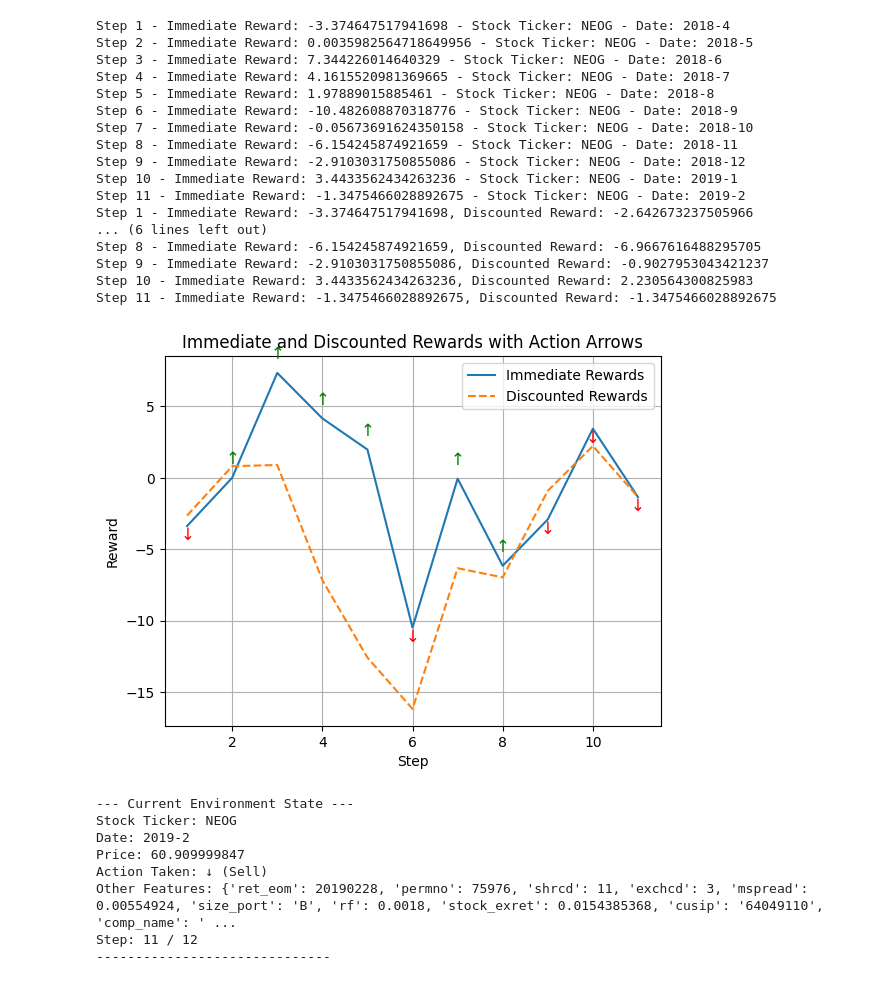
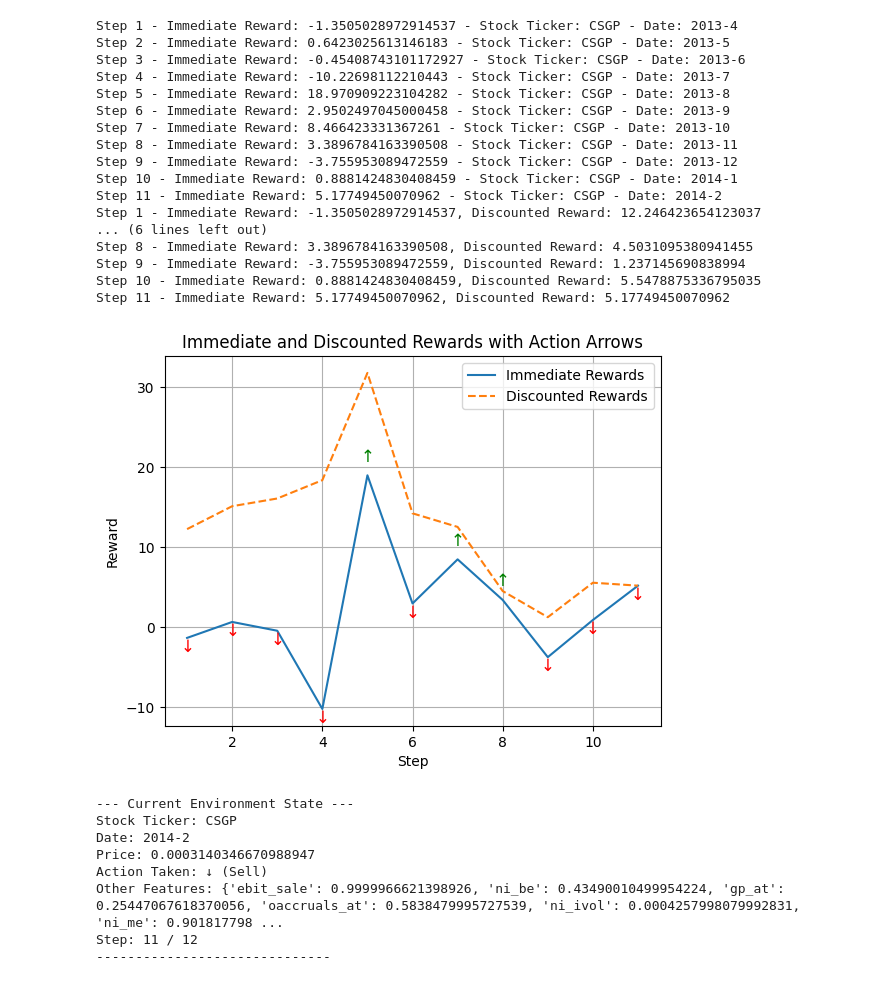
Before and after one commit to anashoussaini/AssetManagerGym, a Jupyter notebook: test.ipynb, the cells around one changed output. Cells and saved outputs as stored; diff of their text form; code cells hidden in the pictures.

```diff
--- a/test.ipynb
+++ b/test.ipynb
@@ -71,3 +71,8 @@ class StockDataHandler:
                 raise StopIteration("No more data available to step through.")
 
         return self.data[self.current_stock][self.current_year][self.current_month]
+# %%
+s = StockDataHandler("feature_dict.json")
+# %%
+s.get_stock('AAPL',"2000","3")
+s.step()
@@ -321,7 +344,7 @@ class StockEnv(gym.Env):
         pass
 # %%
 def main():
-    json_file = 'stocks_dict.json'  # Ensure this file exists with the correct format
+    json_file = 'feature_dict.json'  # Ensure this file exists with the correct format
     env = StockEnv(json_file_path=json_file, discount_factor=0.9)  # Adjust discount factor as needed
     env.set_horizon(12)  # Set a horizon of 12 steps
 
@@ -334,55 +357,55 @@ def main():
 
     # Run through all steps until the environment is done
     step_counter = 0
     while not done:
         step_counter += 1
         action = env.action_space.sample()  # Random action between -1 and 1
         observation, reward, done, info = env.step(action)
         rewards.append(reward)  # Store the reward for visualization
         actions.append(action[0])  # Store the action for arrow visualization
         steps.append(step_counter)
         ticker = info.get('stock_ticker', 'Unknown')  # Retrieve the stock ticker
         print(f"Step {step_counter} - Immediate Reward: {reward} - Stock Ticker: {ticker} - Date: {info['date']}")
 
     # Calculate discounted rewards
     discounted_rewards = env.calculate_discounted_rewards()
 
     # Print discounted rewards for each step
     for step, (reward, discounted_reward) in enumerate(zip(rewards, discounted_rewards)):
         print(f"Step {step + 1} - Immediate Reward: {reward}, Discounted Reward: {discounted_reward}")
 
     # Plot the rewards with action arrows and discounted rewards
     env.render_with_arrows(rewards, discounted_rewards, actions, steps)
 
     # Render the final state
     env.render()
 
 if __name__ == "__main__":
     main()
 # %% [output]
-Step 1 - Immediate Reward: -3.374647517941698 - Stock Ticker: NEOG - Date: 2018-4
-Step 2 - Immediate Reward: 0.0035982564718649956 - Stock Ticker: NEOG - Date: 2018-5
-Step 3 - Immediate Reward: 7.344226014640329 - Stock Ticker: NEOG - Date: 2018-6
-Step 4 - Immediate Reward: 4.1615520981369665 - Stock Ticker: NEOG - Date: 2018-7
-Step 5 - Immediate Reward: 1.97889015885461 - Stock Ticker: NEOG - Date: 2018-8
-Step 6 - Immediate Reward: -10.482608870318776 - Stock Ticker: NEOG - Date: 2018-9
-Step 7 - Immediate Reward: -0.05673691624350158 - Stock Ticker: NEOG - Date: 2018-10
-Step 8 - Immediate Reward: -6.154245874921659 - Stock Ticker: NEOG - Date: 2018-11
-Step 9 - Immediate Reward: -2.9103031750855086 - Stock Ticker: NEOG - Date: 2018-12
-Step 10 - Immediate Reward: 3.4433562434263236 - Stock Ticker: NEOG - Date: 2019-1
-Step 11 - Immediate Reward: -1.3475466028892675 - Stock Ticker: NEOG - Date: 2019-2
-Step 1 - Immediate Reward: -3.374647517941698, Discounted Reward: -2.642673237505966
+Step 1 - Immediate Reward: -1.3505028972914537 - Stock Ticker: CSGP - Date: 2013-4
+Step 2 - Immediate Reward: 0.6423025613146183 - Stock Ticker: CSGP - Date: 2013-5
+Step 3 - Immediate Reward: -0.45408743101172927 - Stock Ticker: CSGP - Date: 2013-6
+Step 4 - Immediate Reward: -10.22698112210443 - Stock Ticker: CSGP - Date: 2013-7
+Step 5 - Immediate Reward: 18.970909223104282 - Stock Ticker: CSGP - Date: 2013-8
+Step 6 - Immediate Reward: 2.9502497045000458 - Stock Ticker: CSGP - Date: 2013-9
+Step 7 - Immediate Reward: 8.466423331367261 - Stock Ticker: CSGP - Date: 2013-10
+Step 8 - Immediate Reward: 3.3896784163390508 - Stock Ticker: CSGP - Date: 2013-11
+Step 9 - Immediate Reward: -3.755953089472559 - Stock Ticker: CSGP - Date: 2013-12
+Step 10 - Immediate Reward: 0.8881424830408459 - Stock Ticker: CSGP - Date: 2014-1
+Step 11 - Immediate Reward: 5.17749450070962 - Stock Ticker: CSGP - Date: 2014-2
+Step 1 - Immediate Reward: -1.3505028972914537, Discounted Reward: 12.246423654123037
 ... (6 lines left out)
-Step 8 - Immediate Reward: -6.154245874921659, Discounted Reward: -6.9667616488295705
-Step 9 - Immediate Reward: -2.9103031750855086, Discounted Reward: -0.9027953043421237
-Step 10 - Immediate Reward: 3.4433562434263236, Discounted Reward: 2.230564300825983
-Step 11 - Immediate Reward: -1.3475466028892675, Discounted Reward: -1.3475466028892675
+Step 8 - Immediate Reward: 3.3896784163390508, Discounted Reward: 4.5031095380941455
+Step 9 - Immediate Reward: -3.755953089472559, Discounted Reward: 1.237145690838994
+Step 10 - Immediate Reward: 0.8881424830408459, Discounted Reward: 5.5478875336795035
+Step 11 - Immediate Reward: 5.17749450070962, Discounted Reward: 5.17749450070962
-[figure, old version]
+[figure, new version]
 --- Current Environment State ---
-Stock Ticker: NEOG
-Date: 2019-2
-Price: 60.909999847
+Stock Ticker: CSGP
+Date: 2014-2
+Price: 0.0003140346670988947
 Action Taken: ↓ (Sell)
-Other Features: {'ret_eom': 20190228, 'permno': 75976, 'shrcd': 11, 'exchcd': 3, 'mspread': 0.00554924, 'size_port': 'B', 'rf': 0.0018, 'stock_exret': 0.0154385368, 'cusip': '64049110', 'comp_name': ' ...
+Other Features: {'ebit_sale': 0.9999966621398926, 'ni_be': 0.43490010499954224, 'gp_at': 0.25447067618370056, 'oaccruals_at': 0.5838479995727539, 'ni_ivol': 0.0004257998079992831, 'ni_me': 0.901817798 ...
 Step: 11 / 12
 ------------------------------
```
Also changed, not shown: parts of 1 cell of this notebook, 5 other files.
